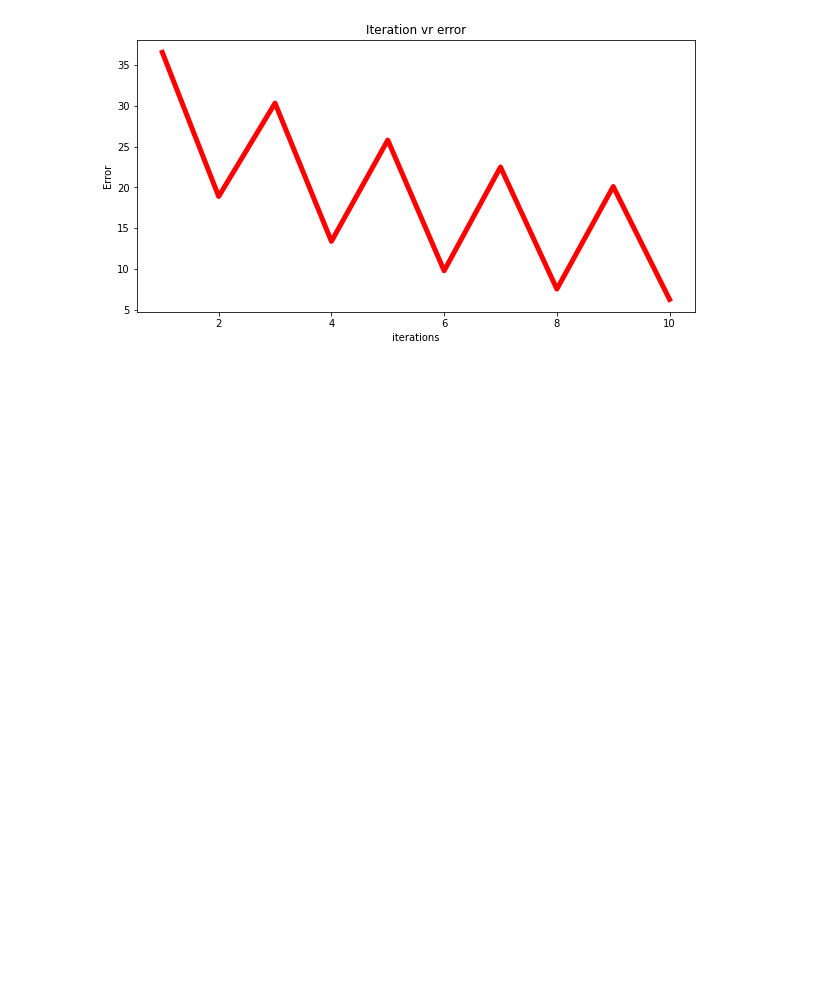
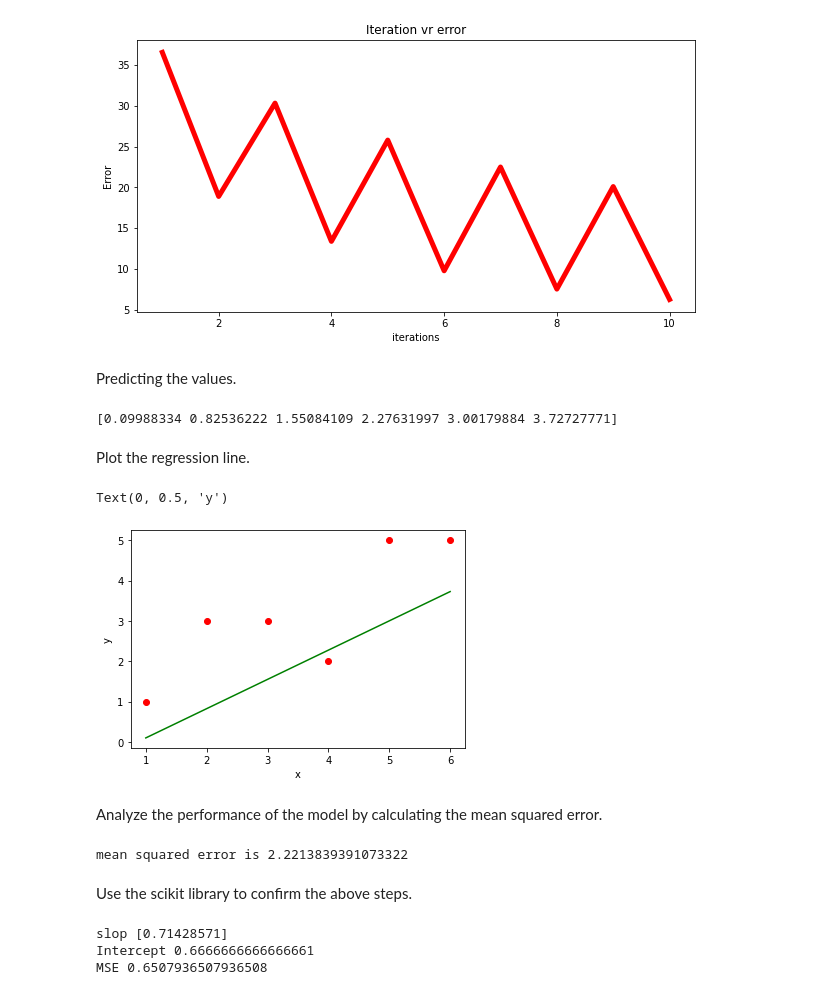
Before and after one commit to Hasaankhattak45/Machine-Learning-Projects, a Jupyter notebook: LR.ipynb, the cells around one changed output. Saved outputs shown, nothing was run; the diff lists cells and outputs as text; code cells hidden in the pictures; blank space fills up the shorter version.

```diff
--- a/LR.ipynb
+++ b/LR.ipynb
@@ -250,3 +268,46 @@ plt.ylabel("Error")
 # %% [output]
 Text(0, 0.5, 'Error')
 [figure]
+# %% [markdown]
+Predicting the values.
+# %%
+pred = a0+a1*x
+print(pred)
+# %% [output]
+[0.09988334 0.82536222 1.55084109 2.27631997 3.00179884 3.72727771]
+# %% [markdown]
+Plot the regression line.
+# %%
+plt.scatter(x,y,color = 'red')
+plt.plot(x,pred, color = 'green')
+plt.xlabel("x")
+plt.ylabel("y")
+# %% [output]
+Text(0, 0.5, 'y')
+[figure, added]
+# %% [markdown]
+Analyze the performance of the model by calculating the mean squared error.
+# %%
+error1 = y - pred
+se = np.sum(error1 ** 2)
+mse = se/n
+print("mean squared error is", mse)
+# %% [output]
+mean squared error is 2.2213839391073322
+# %% [markdown]
+Use the scikit library to confirm the above steps.
+# %%
+from sklearn.linear_model import LinearRegression
+from sklearn.metrics import mean_squared_error
+x = x.reshape(-1,1)
+model = LinearRegression()
+model.fit(x,y)
+y_pred = model.predict(x)
+Mse = mean_squared_error(y, y_pred)
+print('slop', model.coef_)
+print("Intercept", model.intercept_)
+print("MSE", Mse)
+# %% [output]
+slop [0.71428571]
+Intercept 0.6666666666666661
+MSE 0.6507936507936508
```
Also changed, not shown: parts of 4 cells of this notebook.
